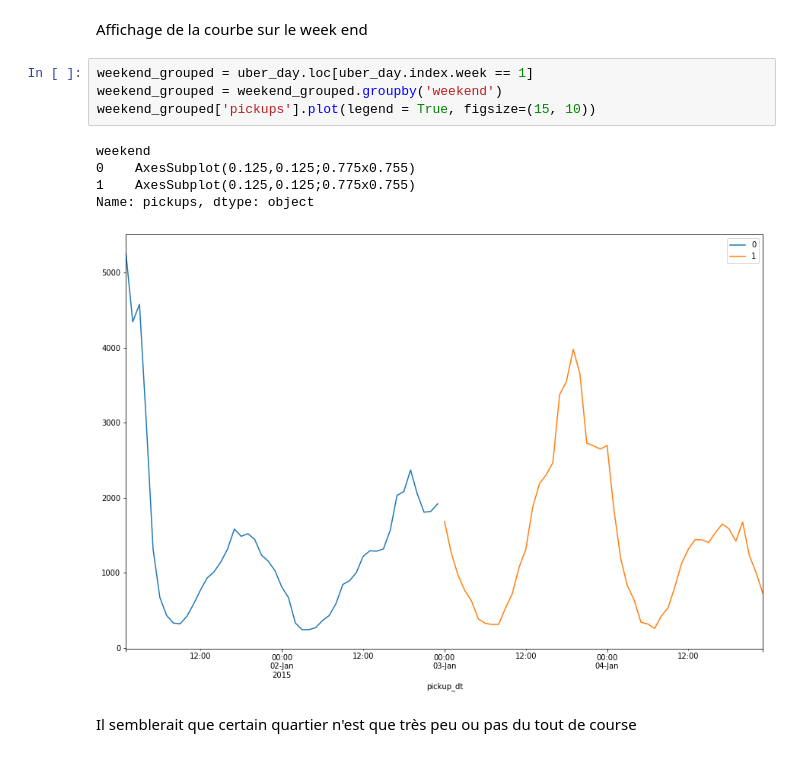
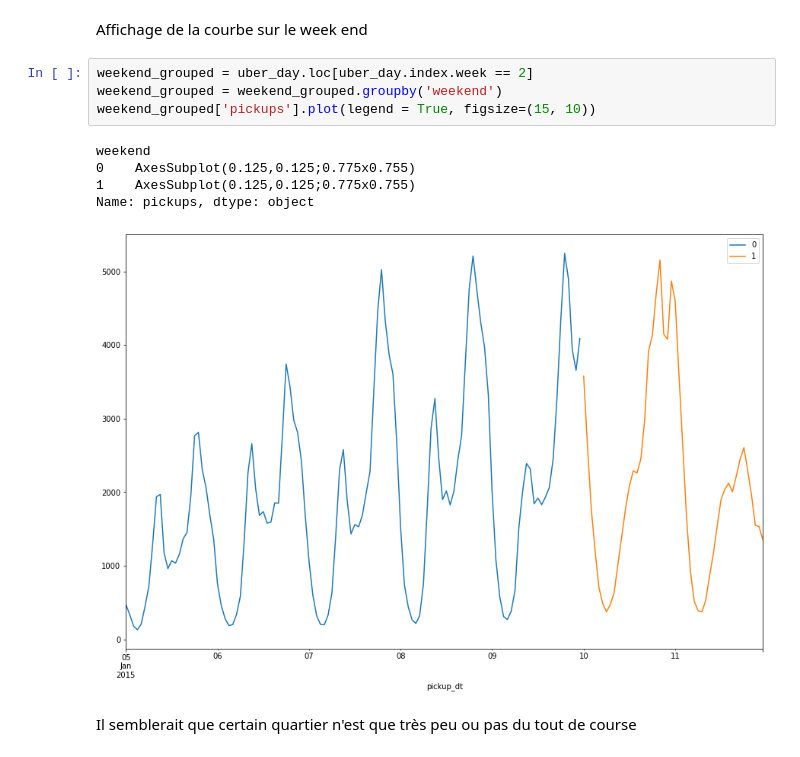
Before and after one commit to Sylvainj1/uber-times-series, a Jupyter notebook: EDA/EDA.ipynb, the cells around one changed output. Cells and saved outputs as stored; diff of their text form.

```diff
--- a/EDA/EDA.ipynb
+++ b/EDA/EDA.ipynb
@@ -106,15 +110,15 @@ uber_day['weekend'] = ((pd.DatetimeIndex(uber_day.index).dayofweek) // 5 == 1).a
 # %% [markdown]
 Affichage de la courbe sur le week end
 # %%
-weekend_grouped = uber_day.loc[uber_day.index.week == 1]
+weekend_grouped = uber_day.loc[uber_day.index.week == 2]
 weekend_grouped = weekend_grouped.groupby('weekend')
 weekend_grouped['pickups'].plot(legend = True, figsize=(15, 10))
 # %% [output]
 weekend
 0    AxesSubplot(0.125,0.125;0.775x0.755)
 1    AxesSubplot(0.125,0.125;0.775x0.755)
 Name: pickups, dtype: object
-[figure, old version]
+[figure, new version]
 # %% [markdown]
 Il semblerait que certain quartier n'est que très peu ou pas du tout de course
 # %%
```
Also changed, not shown: parts of 2 cells of this notebook, 3 other files.
